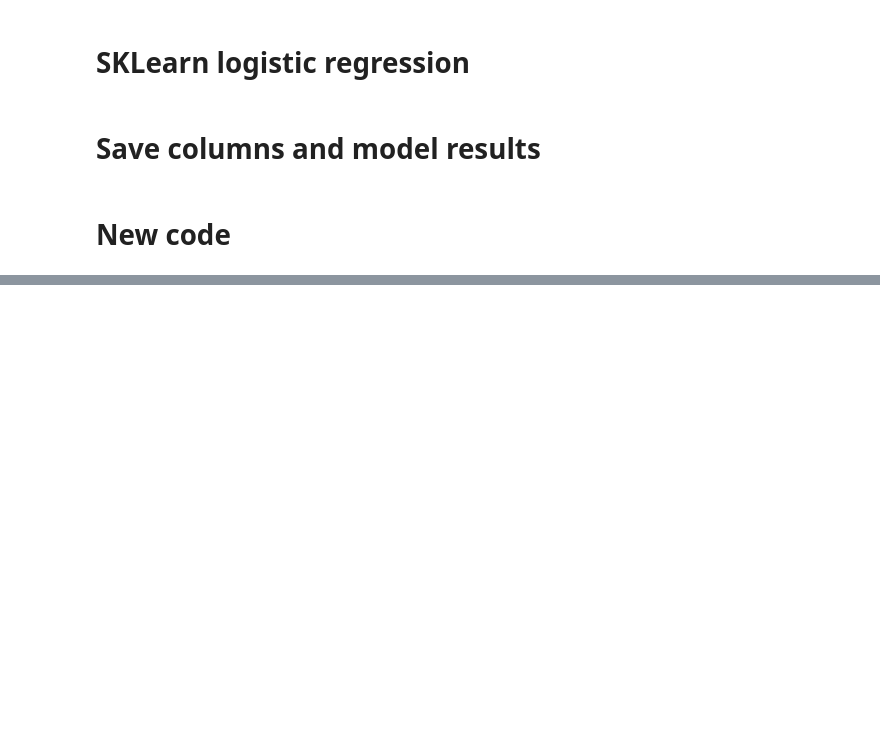
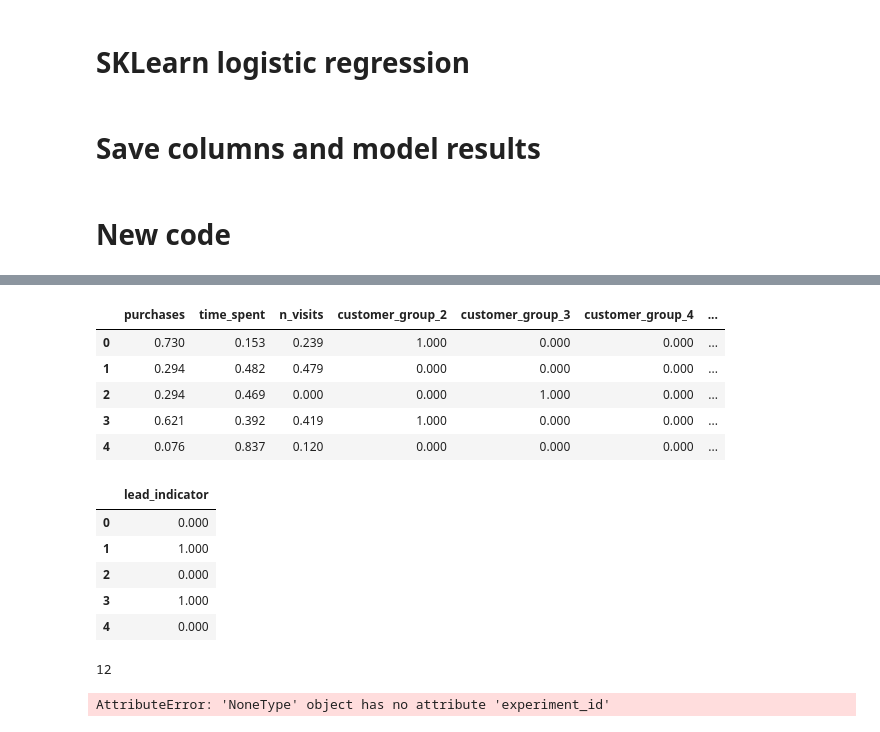
Before and after one commit to kfkfkflmej/itu-MLOps-project, a Jupyter notebook: project/project_repo/notebooks/model_dev.ipynb, the cells around one changed output, grey strips where cells are left out. Saved outputs shown, nothing was run; the diff lists cells and outputs as text; code cells hidden in the pictures; blank space fills up the shorter version.

```diff
--- a/project/project_repo/notebooks/model_dev.ipynb
+++ b/project/project_repo/notebooks/model_dev.ipynb
@@ -189,0 +193,20 @@ import joblib
+# %%
+dataX = pd.read_csv("./artifacts/X_test.csv")
+datay = pd.read_csv("./artifacts/y_test.csv")
+
+display(dataX.head(5))
+display(datay.head(5))
+# %% [output]
+|  | purchases | time_spent | n_visits | customer_group_2 | customer_group_3 | customer_group_4 | ... |
+| 0 | 0.730 | 0.153 | 0.239 | 1.000 | 0.000 | 0.000 | ... |
+| 1 | 0.294 | 0.482 | 0.479 | 0.000 | 0.000 | 0.000 | ... |
+| 2 | 0.294 | 0.469 | 0.000 | 0.000 | 1.000 | 0.000 | ... |
+| 3 | 0.621 | 0.392 | 0.419 | 1.000 | 0.000 | 0.000 | ... |
+| 4 | 0.076 | 0.837 | 0.120 | 0.000 | 0.000 | 0.000 | ... |
+|  | lead_indicator |
+| 0 | 0.000 |
+| 1 | 1.000 |
+| 2 | 0.000 |
+| 3 | 1.000 |
+| 4 | 0.000 |
+12
@@ -189,0 +225,11 @@ import joblib
+# %%
+current_date = datetime.datetime.now().strftime("%Y_%B_%d")
+artifact_path = "model"
+model_name = "lead_model"
+experiment_name = current_date
+
+experiment_id = mlflow.get_experiment_by_name(experiment_name).experiment_id
+experiment_ids = [mlflow.get_experiment_by_name(experiment_name).experiment_id]
+experiment_ids
+# %% [output]
+AttributeError: 'NoneType' object has no attribute 'experiment_id'
```
Also changed, not shown: parts of 8 cells of this notebook, 2 other files.
